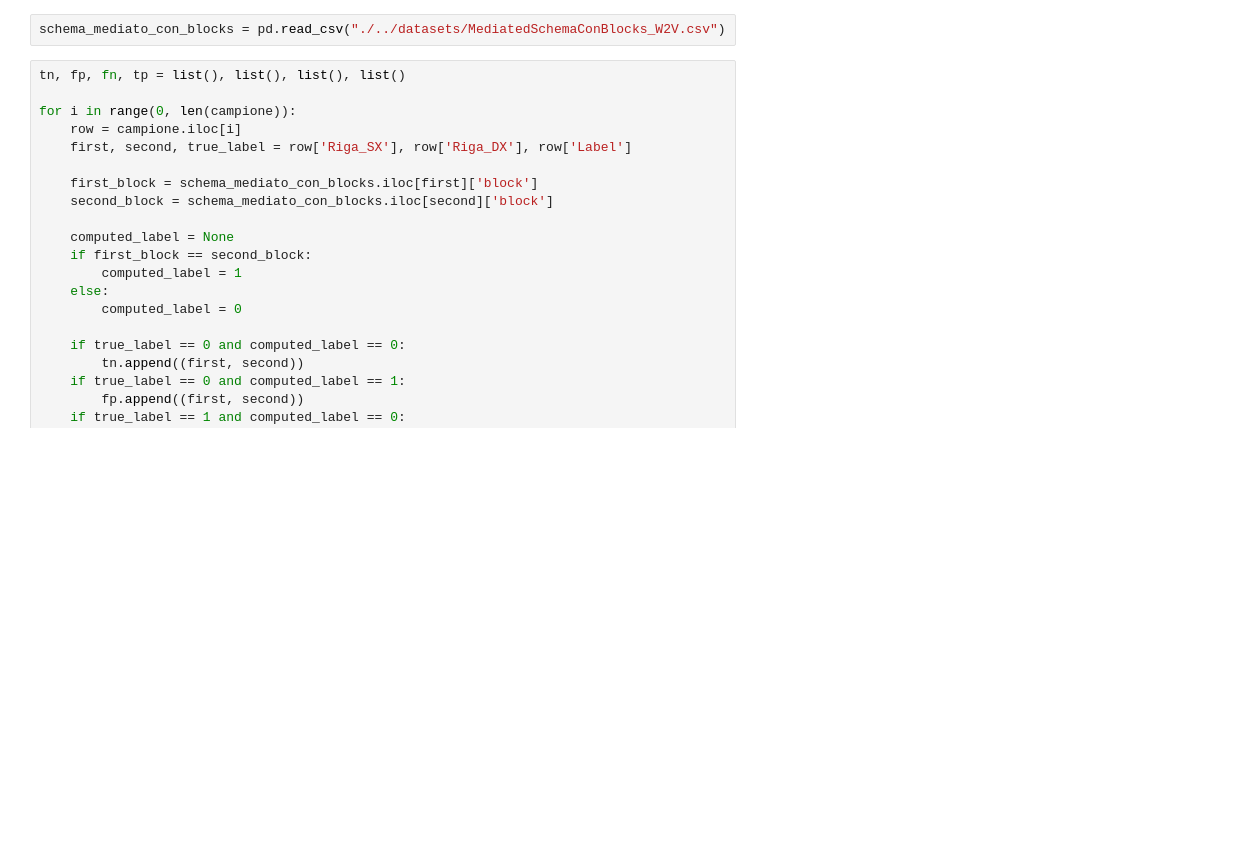
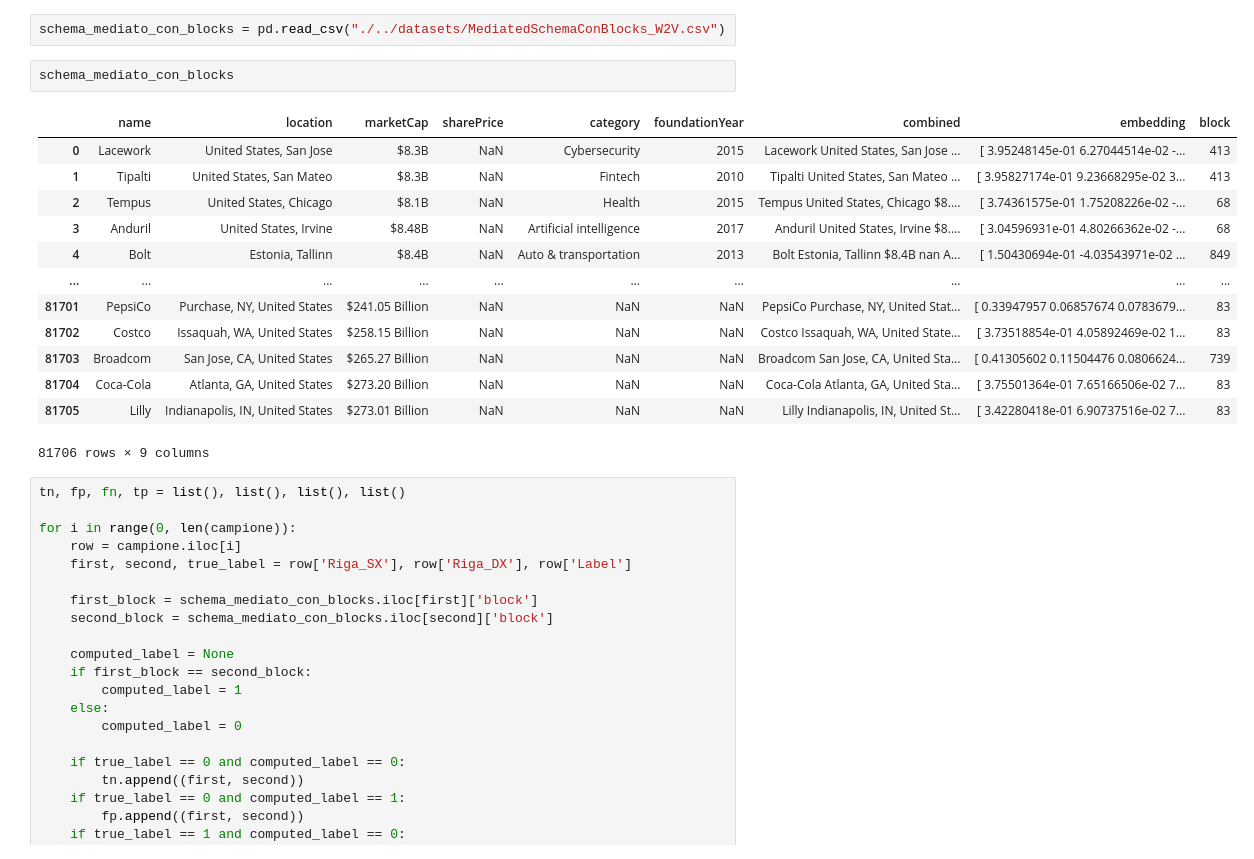
Before and after one commit to FabLetizia/Progetto_Finale_IDD, a Jupyter notebook: metrics/rl_blockingW2V.ipynb, the cells around one changed output. Cells and saved outputs as stored; diff of their text form; blank space fills up the shorter version.

```diff
--- a/metrics/rl_blockingW2V.ipynb
+++ b/metrics/rl_blockingW2V.ipynb
@@ -18,6 +18,22 @@ Calcoleremo Precision e Recall utilizzando il seguente formalismo:
 - True Positive -> Coppie 'Matching' che finiscono nello stesso Blocco
 # %%
 schema_mediato_con_blocks = pd.read_csv("./../datasets/MediatedSchemaConBlocks_W2V.csv")
+# %%
+schema_mediato_con_blocks
+# %% [output]
+|  | name | location | marketCap | sharePrice | category | foundationYear | combined | embedding | block |
+| 0 | Lacework | United States, San Jose | $8.3B | NaN | Cybersecurity | 2015 | Lacework United States, San Jose ... | [ 3.95248145e-01 6.27044514e-02 -... | 413 |
+| 1 | Tipalti | United States, San Mateo | $8.3B | NaN | Fintech | 2010 | Tipalti United States, San Mateo ... | [ 3.95827174e-01 9.23668295e-02 3... | 413 |
+| 2 | Tempus | United States, Chicago | $8.1B | NaN | Health | 2015 | Tempus United States, Chicago $8.... | [ 3.74361575e-01 1.75208226e-02 -... | 68 |
+| 3 | Anduril | United States, Irvine | $8.48B | NaN | Artificial intelligence | 2017 | Anduril United States, Irvine $8.... | [ 3.04596931e-01 4.80266362e-02 -... | 68 |
+| 4 | Bolt | Estonia, Tallinn | $8.4B | NaN | Auto & transportation | 2013 | Bolt Estonia, Tallinn $8.4B nan A... | [ 1.50430694e-01 -4.03543971e-02 ... | 849 |
+| ... | ... | ... | ... | ... | ... | ... | ... | ... | ... |
+| 81701 | PepsiCo | Purchase, NY, United States | $241.05 Billion | NaN | NaN | NaN | PepsiCo Purchase, NY, United Stat... | [ 0.33947957 0.06857674 0.0783679... | 83 |
+| 81702 | Costco | Issaquah, WA, United States | $258.15 Billion | NaN | NaN | NaN | Costco Issaquah, WA, United State... | [ 3.73518854e-01 4.05892469e-02 1... | 83 |
+| 81703 | Broadcom | San Jose, CA, United States | $265.27 Billion | NaN | NaN | NaN | Broadcom San Jose, CA, United Sta... | [ 0.41305602 0.11504476 0.0806624... | 739 |
+| 81704 | Coca-Cola | Atlanta, GA, United States | $273.20 Billion | NaN | NaN | NaN | Coca-Cola Atlanta, GA, United Sta... | [ 3.75501364e-01 7.65166506e-02 7... | 83 |
+| 81705 | Lilly | Indianapolis, IN, United States | $273.01 Billion | NaN | NaN | NaN | Lilly Indianapolis, IN, United St... | [ 3.42280418e-01 6.90737516e-02 7... | 83 |
+81706 rows × 9 columns
 # %%
 tn, fp, fn, tp = list(), list(), list(), list()
 
```
Also changed, not shown: parts of 1 cell of this notebook, 2 other files.
